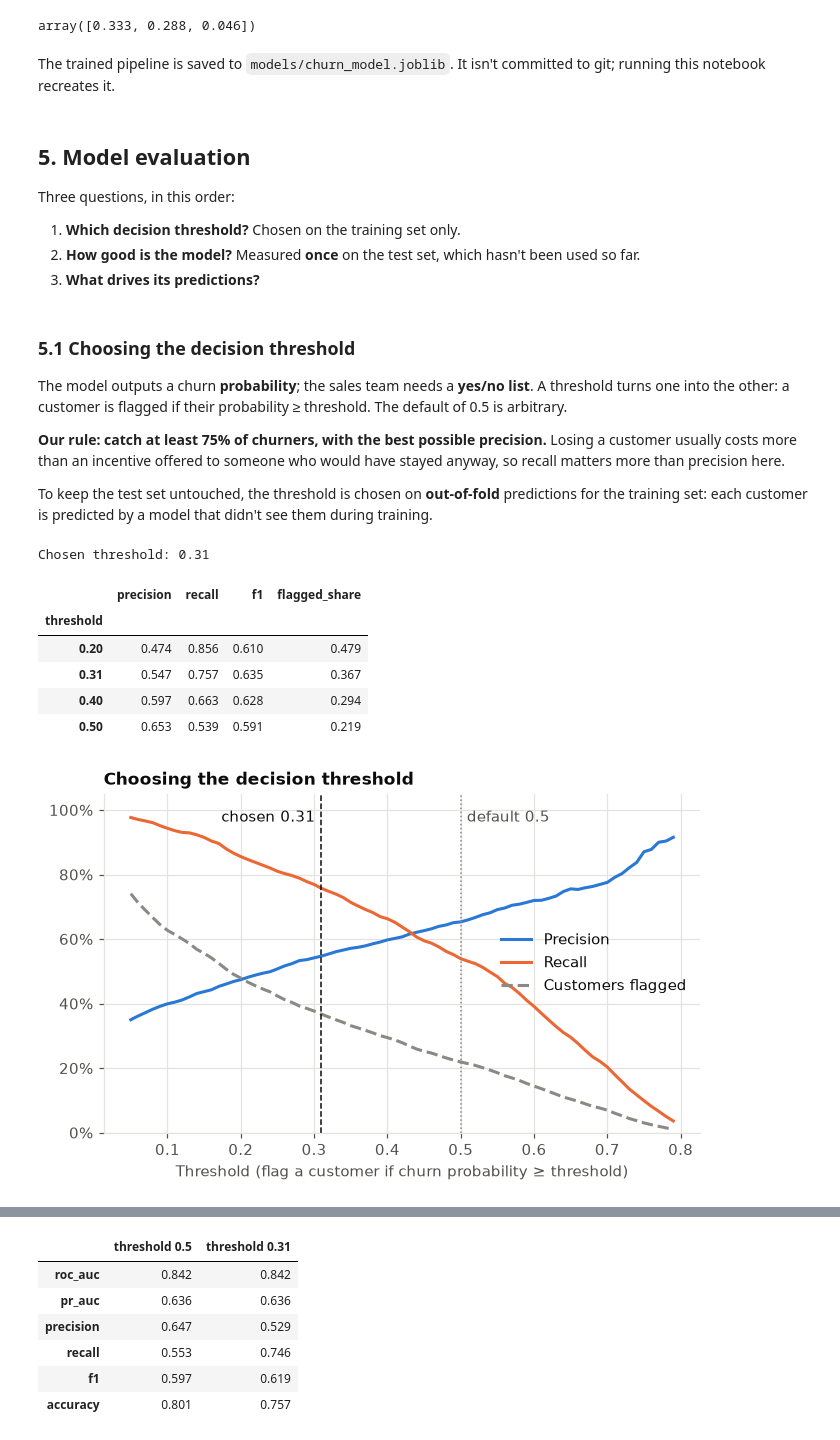
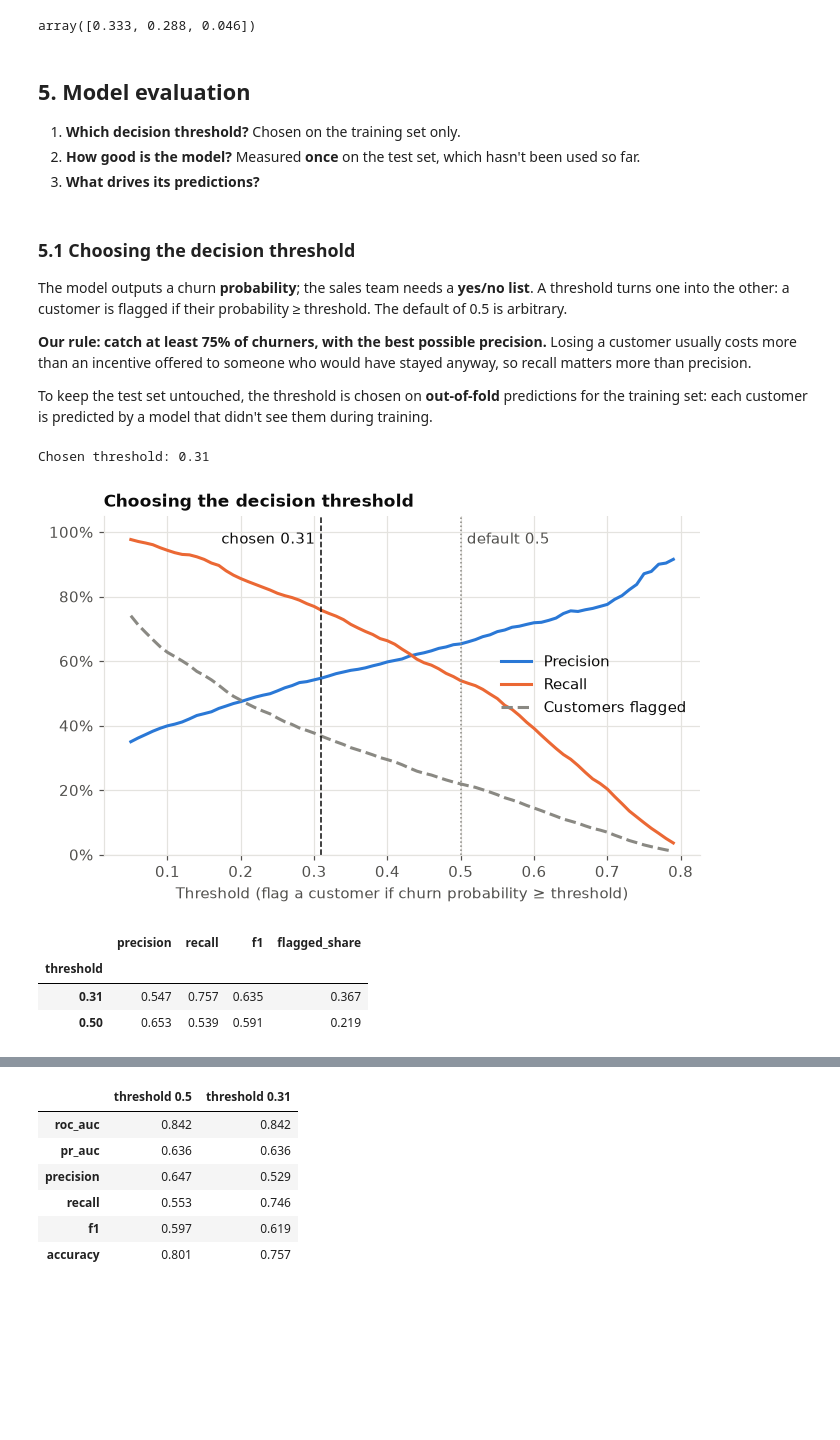
Before and after one commit to MuteMuty/telco-churn, a Jupyter notebook: notebooks/churn_analysis.ipynb, the cells around one changed output, grey strips where cells are left out. Saved outputs shown, nothing was run; the diff lists cells and outputs as text; code cells hidden in the pictures; blank space fills up the shorter version.

```diff
--- a/notebooks/churn_analysis.ipynb
+++ b/notebooks/churn_analysis.ipynb
@@ -480,12 +378,9 @@ save_model(model)
 load_model().predict_proba(X_train.head(3))[:, 1].round(3)
 # %% [output]
 array([0.333, 0.288, 0.046])
-# %% [markdown]
-The trained pipeline is saved to `models/churn_model.joblib`. It isn't committed to git; running this notebook recreates it.
 # %% [markdown]
 ## 5. Model evaluation
 
-Three questions, in this order:
 1. **Which decision threshold?** Chosen on the training set only.
 2. **How good is the model?** Measured **once** on the test set, which hasn't been used so far.
 3. **What drives its predictions?**
@@ -494,27 +389,25 @@ Three questions, in this order:
 
 The model outputs a churn **probability**; the sales team needs a **yes/no list**. A threshold turns one into the other: a customer is flagged if their probability ≥ threshold. The default of 0.5 is arbitrary.
 
-**Our rule: catch at least 75% of churners, with the best possible precision.** Losing a customer usually costs more than an incentive offered to someone who would have stayed anyway, so recall matters more than precision here.
+**Our rule: catch at least 75% of churners, with the best possible precision.** Losing a customer usually costs more than an incentive offered to someone who would have stayed anyway, so recall matters more than precision.
 
 To keep the test set untouched, the threshold is chosen on **out-of-fold** predictions for the training set: each customer is predicted by a model that didn't see them during training.
 # %%
-oof_proba = out_of_fold_proba(candidate_models()["Logistic regression"], X_train, y_train)
+oof_proba = out_of_fold_proba(
+    candidate_models()["Logistic regression"], X_train, y_train
+)
 threshold = choose_threshold(y_train, oof_proba, min_recall=0.75)
+table = threshold_table(y_train, oof_proba)
 
-table = threshold_table(y_train, oof_proba)
 print(f"Chosen threshold: {threshold}")
-table.loc[[0.2, threshold, 0.4, 0.5]].round(3)
+plot_threshold_tradeoff(table, threshold)
+plt.show()
+table.loc[[threshold, 0.5]].round(3)
 # %% [output]
 Chosen threshold: 0.31
+[figure, added]
 |  | precision | recall | f1 | flagged_share |
 | threshold |  |  |  |  |
-| 0.20 | 0.474 | 0.856 | 0.610 | 0.479 |
 | 0.31 | 0.547 | 0.757 | 0.635 | 0.367 |
-| 0.40 | 0.597 | 0.663 | 0.628 | 0.294 |
 | 0.50 | 0.653 | 0.539 | 0.591 | 0.219 |
-# %%
-plot_threshold_tradeoff(table, threshold)
-plt.show()
-# %% [output]
-[figure, removed]
 # %% [markdown]
```
Also changed, not shown: parts of 59 cells of this notebook, 1 other file.
